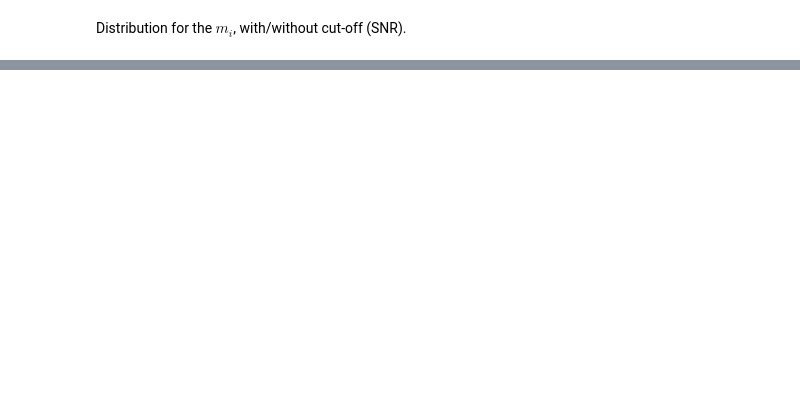
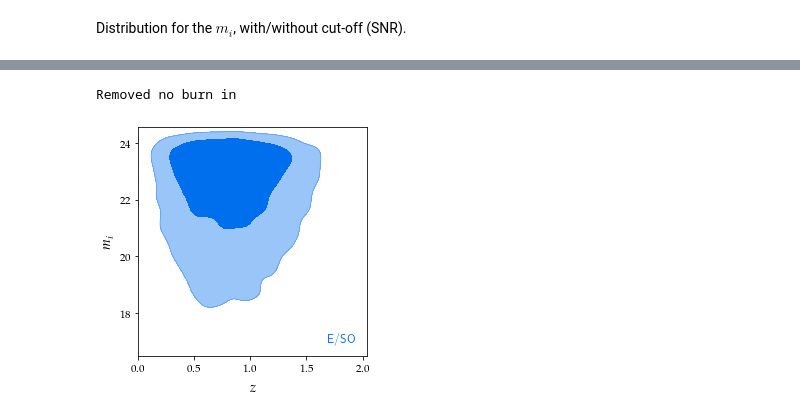
Before and after one commit to Harry45/BHM-nz, a Jupyter notebook: reference/BL-2016/understanding.ipynb, the cells around one changed output, grey strips where cells are left out. Cells and saved outputs as stored; diff of their text form; code cells hidden in the pictures; blank space fills up the shorter version.

```diff
--- a/reference/BL-2016/understanding.ipynb
+++ b/reference/BL-2016/understanding.ipynb
@@ -320,0 +342,6 @@ plt.show()
+# %%
+%%time
+sample_redshift_eso = np.array([sample_redshift(imags_cut[0], z_grid, 'eso') for i in range(nobj_cut)]).reshape(-1)
+sample_redshift_spi = np.array([sample_redshift(imags_cut[0], z_grid, 'spi') for i in range(nobj_cut)]).reshape(-1)
+sample_redshift_irr = np.array([sample_redshift(imags_cut[0], z_grid, 'irr') for i in range(nobj_cut)]).reshape(-1)
+sample_redshift_marg = np.array([sample_redshift(imags_cut[0], z_grid, 'marg') for i in range(nobj_cut)]).reshape(-1)
@@ -320,0 +374,21 @@ plt.show()
+# %%
+data_eso = np.array([sample_redshift_eso, imags_cut[0:nobj_cut]]).T
+data_spi = np.array([sample_redshift_spi, imags_cut[0:nobj_cut]]).T
+data_irr = np.array([sample_redshift_irr, imags_cut[0:nobj_cut]]).T
+data_marg = np.array([sample_redshift_marg, imags_cut[0:nobj_cut]]).T
+# %%
+def generate_2d_plot(samples, name = 'E/SO'):
+    ndim = samples.shape[1]
+    names = ["x%s"%i for i in range(ndim)]
+    labels =  [r'$z$', r'$m_{i}$']
+    samps = MCSamples(samples=samples, names = names, labels = labels,
+                          ranges={'x0':(0.0, None)}, settings=settings)
+    g = plots.get_single_plotter(width_inch=4, ratio=1)
+    g.plot_2d(samps, 'x0', 'x1', filled=True)
+    g.add_legend([name], colored_text=True, legend_loc='lower right');
+    plt.show()
+# %%
+generate_2d_plot(data_eso, name = 'E/SO')
+# %% [output]
+Removed no burn in
+[figure, added]
```
Also changed, not shown: parts of 17 cells of this notebook.
